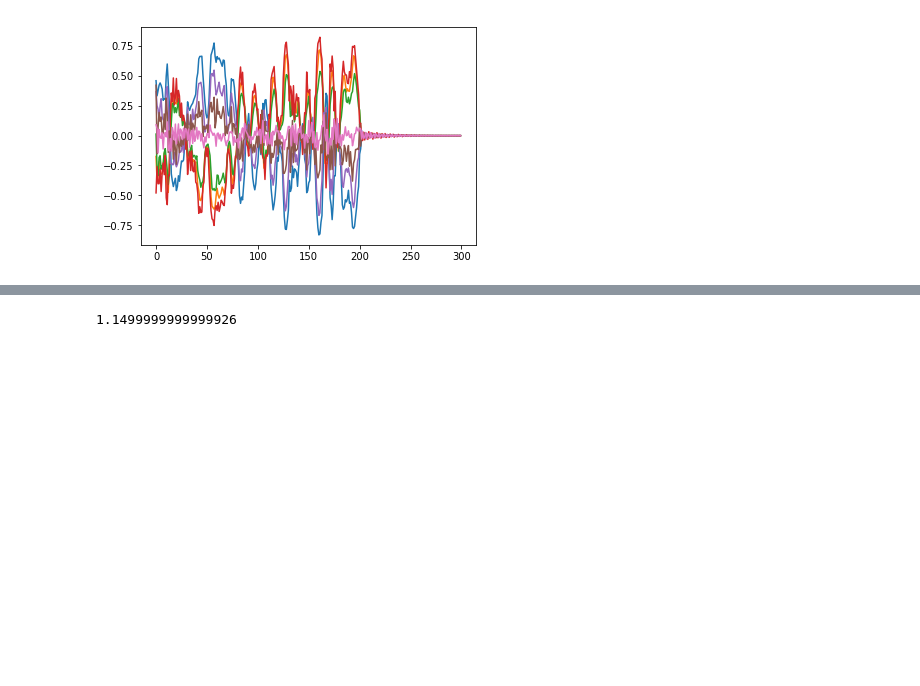
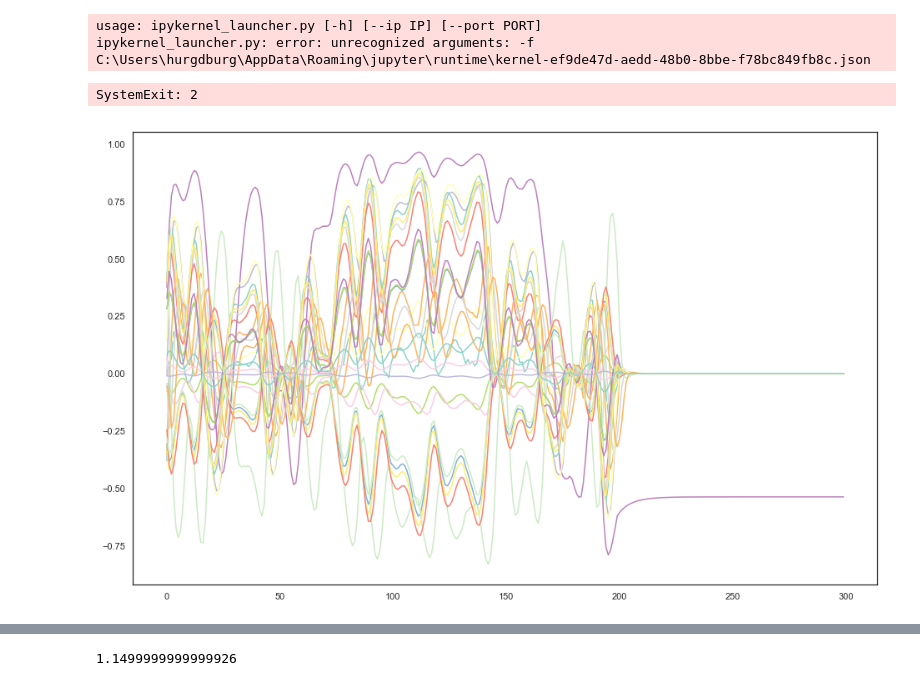
Before and after one commit to jamiecwebber/MusicMotionHack, a Jupyter notebook: Demo.ipynb, the cells around one changed output, grey strips where cells are left out. Drawn from its saved outputs; the diff is of its cells as text; code cells hidden in the pictures; blank space fills up the shorter version.

Commit message:
working on outputting high-quality plots

```diff
--- a/Demo.ipynb
+++ b/Demo.ipynb
@@ -27,3 +40,15 @@ Successfully installed python-osc-1.7.2
 # %%
 y, sr = librosa.load('VPRYNIMVMT2.wav')
 y = y/max(y)
+# %%
+# for outgoing messages
+outparser = argparse.ArgumentParser()
+outparser.add_argument("--ip", default='192.168.1.100', help='The ip of the OSC server')
+outparser.add_argument("--port", type=int, default=8000, help="The port the OSC server is listening on")
+args = outparser.parse_args()
+
+client = udp_client.SimpleUDPClient(args.ip, args.port)
+# %% [output]
+usage: ipykernel_launcher.py [-h] [--ip IP] [--port PORT]
+ipykernel_launcher.py: error: unrecognized arguments: -f C:\Users\hurgdburg\AppData\Roaming\jupyter\runtime\kernel-ef9de47d-aedd-48b0-8bbe-f78bc849fb8c.json
+SystemExit: 2
@@ -30,30 +57,34 @@ y = y/max(y)
 # %%
-esn = SimpleESN(n_readout=7, n_components=7, n_inputs=1, input_gain=6, input_sparcity=1, damping=0.9, random_state=95326, weight_scaling=1.15, sparcity=0.7)
+esn = SimpleESN(n_readout=25, n_components=25, n_inputs=1, input_gain=3, input_sparcity=1, damping=0.7, random_state=95326, weight_scaling=1.15, sparcity=0.05)
 # %%
 %matplotlib inline
 output = []
+fig = plt.gcf()
+fig.set_size_inches(16,10)
 for i in range(200):
-    step=[y[480000+i]]
+    step=[y[400000+i]]
 
     output.append(esn.step(step))
 
     plt.clf()
     plt.ylim(-1,1)
     plt.plot(np.array(output[:][-250:]))
 
     display.display(plt.gcf())
     display.clear_output(wait=True)
     time.sleep(0.05)
 
 # print(len(np.array(output[0:100]).T[0][0]))
 
 for j in range(100):
     output.append(esn.step([0]))
     plt.clf()
     plt.plot(np.array(output))
-    display.display(plt.gcf())
+    fig = plt.gcf()
+
+    display.display(fig)
 
     display.clear_output(wait=True)
     time.sleep(0.0001)
 # %% [output]
-[figure, old version]
+[figure, new version]
```
Also changed, not shown: parts of 13 cells of this notebook, 3 other files.
